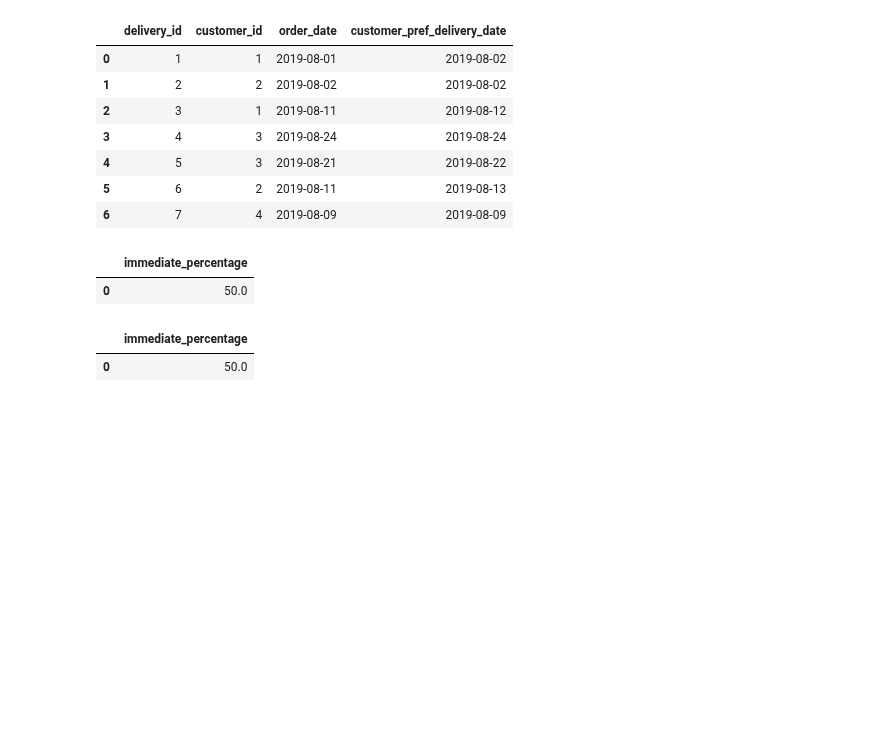
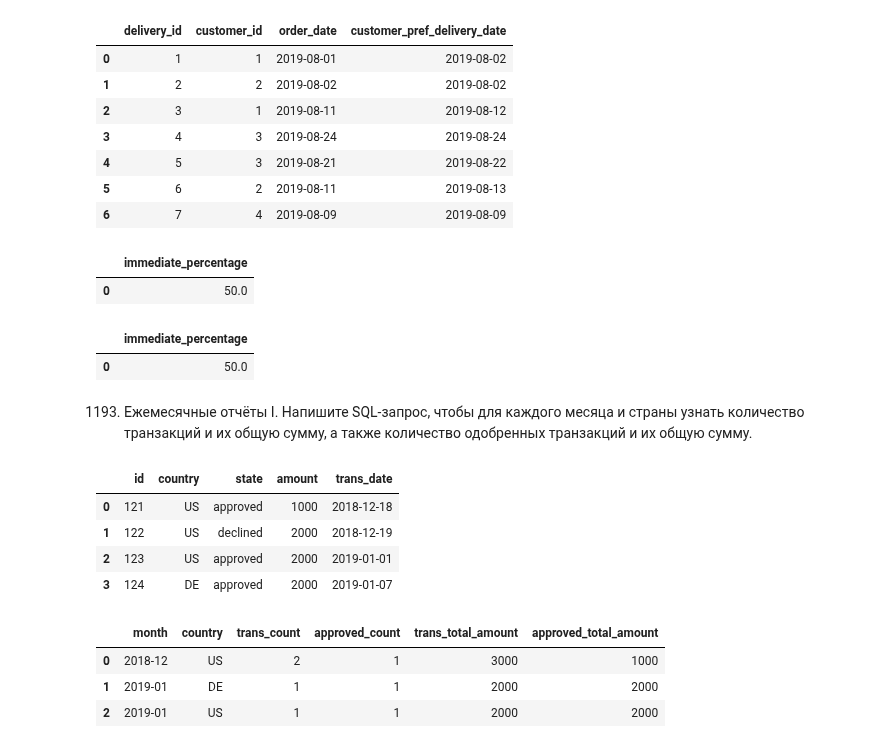
Before and after one commit to Praldmur/Tasks, a Jupyter notebook: LeetCode_Med.ipynb, the cells around one changed output. Saved outputs shown, nothing was run; the diff lists cells and outputs as text; code cells hidden in the pictures; blank space fills up the shorter version.

```diff
--- a/LeetCode_Med.ipynb
+++ b/LeetCode_Med.ipynb
@@ -835,3 +836,15 @@ duckdb.query(query).to_df()
 # %% [output]
 |  | immediate_percentage |
 | 0 | 50.0 |
+# %% [markdown]
+1193. Ежемесячные отчёты I. Напишите SQL-запрос, чтобы для каждого месяца и страны узнать количество транзакций и их общую сумму, а также количество одобренных транзакций и их общую сумму.
+# %%
+data = [[121, 'US', 'approved', 1000, '2018-12-18'], [122, 'US', 'declined', 2000, '2018-12-19'], [123, 'US', 'approved', 2000, '2019-01-01'], [124, 'DE', 'approved', 2000, '2019-01-07']]
+transactions = pd.DataFrame(data, columns=['id', 'country', 'state', 'amount', 'trans_date']).astype({'id':'Int64', 'country':'object', 'state':'object', 'amount':'Int64', 'trans_date':'datetime64[ns]'})
+transactions
+# %% [output]
+|  | id | country | state | amount | trans_date |
+| 0 | 121 | US | approved | 1000 | 2018-12-18 |
+| 1 | 122 | US | declined | 2000 | 2018-12-19 |
+| 2 | 123 | US | approved | 2000 | 2019-01-01 |
+| 3 | 124 | DE | approved | 2000 | 2019-01-07 |
@@ -837,0 +863,16 @@ duckdb.query(query).to_df()
+# %%
+df = transactions
+df['month'] = transactions['trans_date'].dt.strftime('%Y-%m')
+df['state'] = np.where(df['state'] == 'approved', 1, 0)
+df['approved_amount'] = df['amount'] * df['state']
+df.groupby(['month', 'country'], as_index=False, dropna=False).agg(
+    trans_count=('id', 'count'),
+    approved_count=('state', 'sum'),
+    trans_total_amount=('amount', 'sum'),
+    approved_total_amount=('amount', lambda s: (s * df['state']).sum())
+)
+# %% [output]
+|  | month | country | trans_count | approved_count | trans_total_amount | approved_total_amount |
+| 0 | 2018-12 | US | 2 | 1 | 3000 | 1000 |
+| 1 | 2019-01 | DE | 1 | 1 | 2000 | 2000 |
+| 2 | 2019-01 | US | 1 | 1 | 2000 | 2000 |
```
Also changed, not shown: parts of 2 cells of this notebook.
